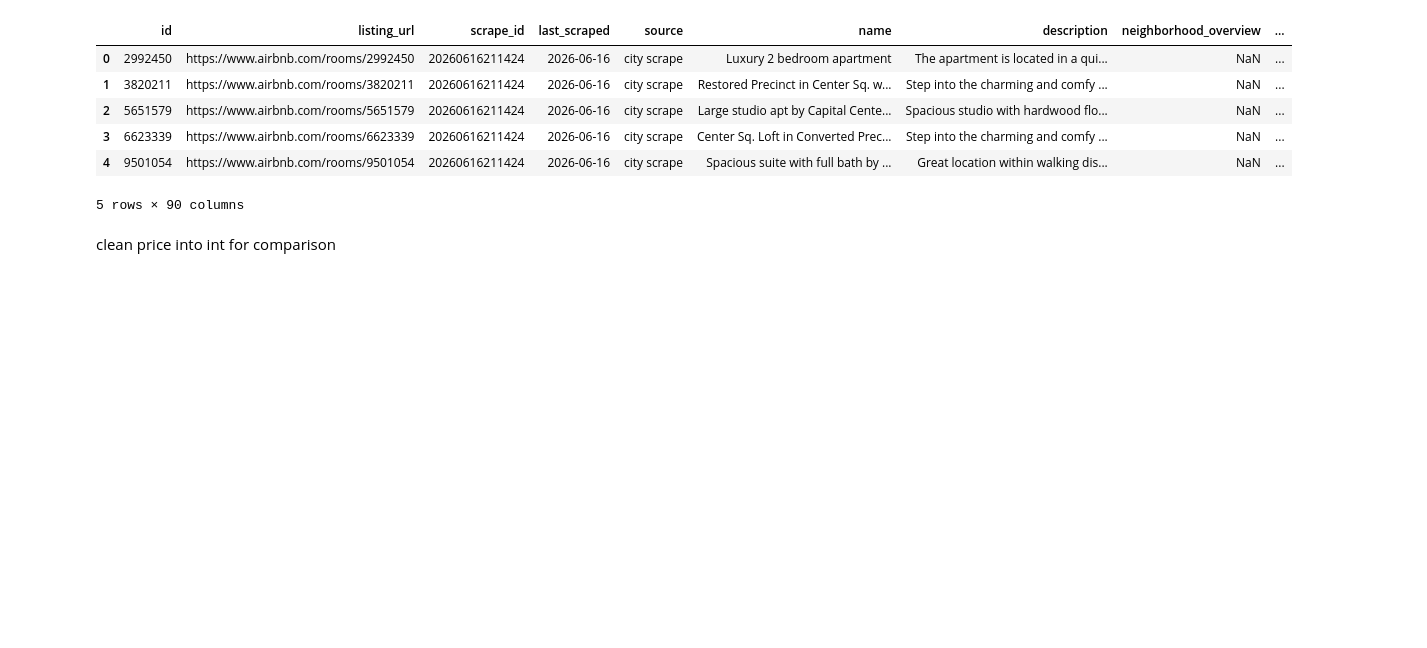
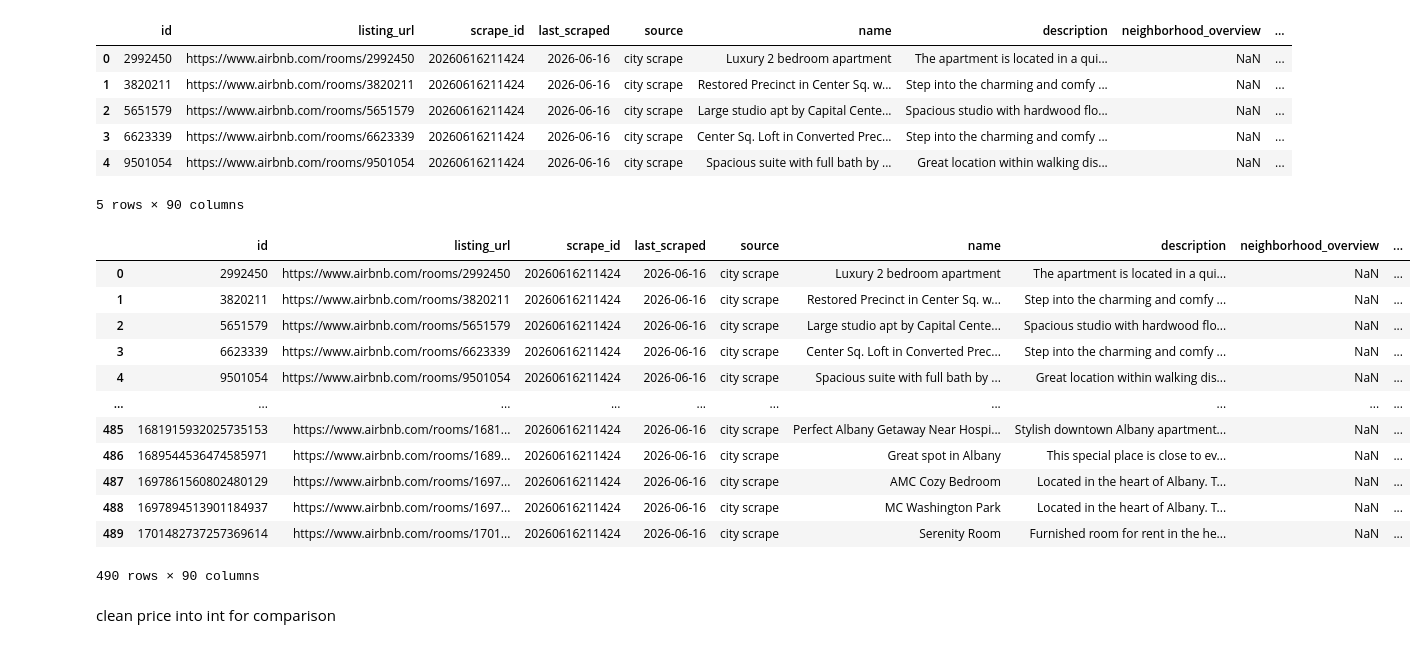
Before and after one commit to ashleymengszeoh-create/EODP-A2-Ashley, a Jupyter notebook: Preprocessing.ipynb, the cells around one changed output. Saved outputs shown, nothing was run; the diff lists cells and outputs as text; code cells hidden in the pictures; blank space fills up the shorter version.

```diff
--- a/Preprocessing.ipynb
+++ b/Preprocessing.ipynb
@@ -43,6 +37,22 @@ listings_raw.head(5)
 | 3 | 6623339 | https://www.airbnb.com/rooms/6623339 | 20260616211424 | 2026-06-16 | city scrape | Center Sq. Loft in Converted Prec... | Step into the charming and comfy ... | NaN | ... |
 | 4 | 9501054 | https://www.airbnb.com/rooms/9501054 | 20260616211424 | 2026-06-16 | city scrape | Spacious suite with full bath by ... | Great location within walking dis... | NaN | ... |
 5 rows × 90 columns
+# %%
+listings_raw
+# %% [output]
+|  | id | listing_url | scrape_id | last_scraped | source | name | description | neighborhood_overview | ... |
+| 0 | 2992450 | https://www.airbnb.com/rooms/2992450 | 20260616211424 | 2026-06-16 | city scrape | Luxury 2 bedroom apartment | The apartment is located in a qui... | NaN | ... |
+| 1 | 3820211 | https://www.airbnb.com/rooms/3820211 | 20260616211424 | 2026-06-16 | city scrape | Restored Precinct in Center Sq. w... | Step into the charming and comfy ... | NaN | ... |
+| 2 | 5651579 | https://www.airbnb.com/rooms/5651579 | 20260616211424 | 2026-06-16 | city scrape | Large studio apt by Capital Cente... | Spacious studio with hardwood flo... | NaN | ... |
+| 3 | 6623339 | https://www.airbnb.com/rooms/6623339 | 20260616211424 | 2026-06-16 | city scrape | Center Sq. Loft in Converted Prec... | Step into the charming and comfy ... | NaN | ... |
+| 4 | 9501054 | https://www.airbnb.com/rooms/9501054 | 20260616211424 | 2026-06-16 | city scrape | Spacious suite with full bath by ... | Great location within walking dis... | NaN | ... |
+| ... | ... | ... | ... | ... | ... | ... | ... | ... | ... |
+| 485 | 1681915932025735153 | https://www.airbnb.com/rooms/1681... | 20260616211424 | 2026-06-16 | city scrape | Perfect Albany Getaway Near Hospi... | Stylish downtown Albany apartment... | NaN | ... |
+| 486 | 1689544536474585971 | https://www.airbnb.com/rooms/1689... | 20260616211424 | 2026-06-16 | city scrape | Great spot in Albany | This special place is close to ev... | NaN | ... |
+| 487 | 1697861560802480129 | https://www.airbnb.com/rooms/1697... | 20260616211424 | 2026-06-16 | city scrape | AMC Cozy Bedroom | Located in the heart of Albany. T... | NaN | ... |
+| 488 | 1697894513901184937 | https://www.airbnb.com/rooms/1697... | 20260616211424 | 2026-06-16 | city scrape | MC Washington Park | Located in the heart of Albany. T... | NaN | ... |
+| 489 | 1701482737257369614 | https://www.airbnb.com/rooms/1701... | 20260616211424 | 2026-06-16 | city scrape | Serenity Room | Furnished room for rent in the he... | NaN | ... |
+490 rows × 90 columns
 # %% [markdown]
 clean price into int for comparison
 # %%
```
Also changed, not shown: parts of 9 cells of this notebook.
